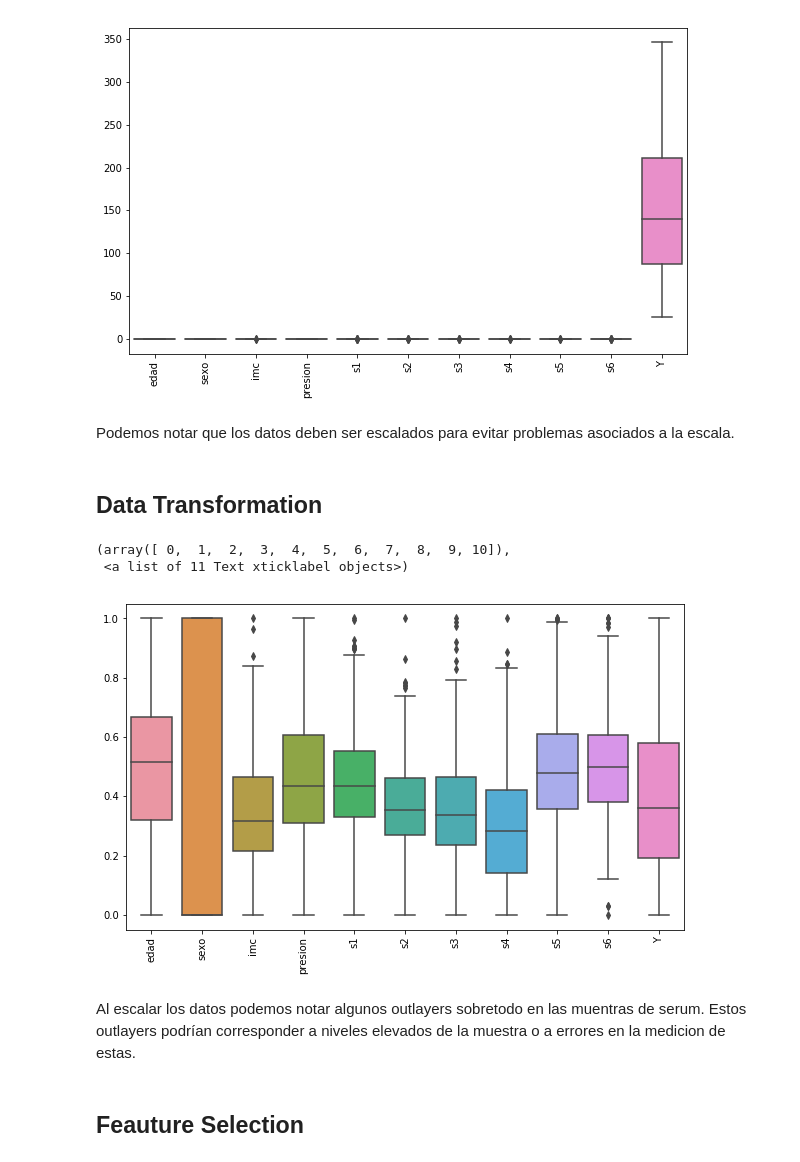
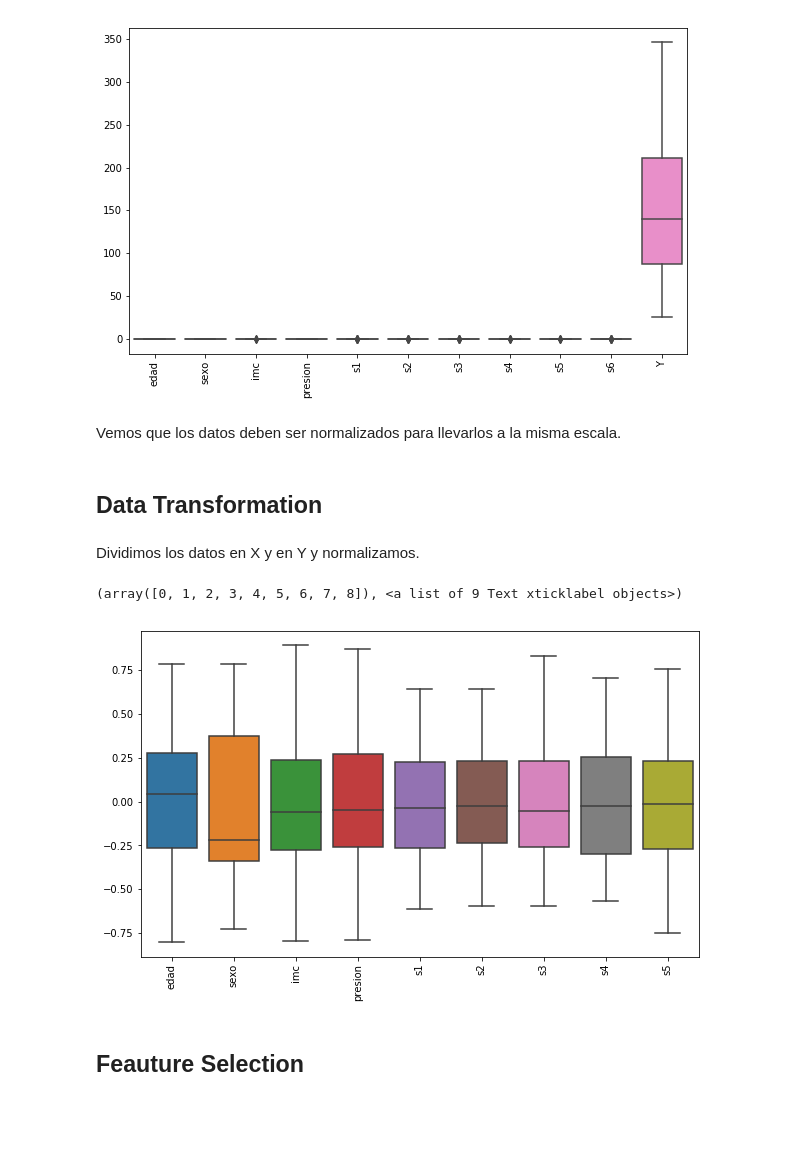
Before and after one commit to ANN-2019-2/evaluacion-arracinim, a Jupyter notebook: 02-diabetes.ipynb, the cells around one changed output. Cells and saved outputs as stored; diff of their text form; code cells hidden in the pictures; blank space fills up the shorter version.

```diff
--- a/02-diabetes.ipynb
+++ b/02-diabetes.ipynb
@@ -93,21 +91,24 @@ plt.xticks(rotation=90)
  <a list of 11 Text xticklabel objects>)
 [figure]
 # %% [markdown]
-Podemos notar que los datos deben ser escalados para evitar problemas asociados a la escala.
+Vemos que los datos deben ser normalizados para llevarlos a la misma escala.
 # %% [markdown]
 ## Data Transformation
+# %% [markdown]
+Dividimos los datos en X y en Y y normalizamos.
+# %%
+x = df.iloc[:,0:9]
+y = df.iloc[:,10]
+# %%
+# Normalizamos las features.
+X = pd.DataFrame(normalize(x), columns = x.columns)
 # %%
-#Graficando despues de escalar.
-scaler = MinMaxScaler()
-df_norm = pd.DataFrame(scaler.fit_transform(df), columns = df.columns)
+#Graficando las feautures despues de normalizar.
 plt.figure(figsize=(10, 6))
-sns.boxplot(data=df_norm)
+sns.boxplot(data=X)
 plt.xticks(rotation=90)
 # %% [output]
-(array([ 0,  1,  2,  3,  4,  5,  6,  7,  8,  9, 10]),
- <a list of 11 Text xticklabel objects>)
+(array([0, 1, 2, 3, 4, 5, 6, 7, 8]), <a list of 9 Text xticklabel objects>)
-[figure, old version]
+[figure, new version]
-# %% [markdown]
-Al escalar los datos podemos notar algunos outlayers sobretodo en las muentras de serum. Estos outlayers podrían corresponder a niveles elevados de la muestra o a errores en la medicion de estas.
 # %% [markdown]
 ## Feauture Selection
```
Also changed, not shown: parts of 32 cells of this notebook, 1 other file.
